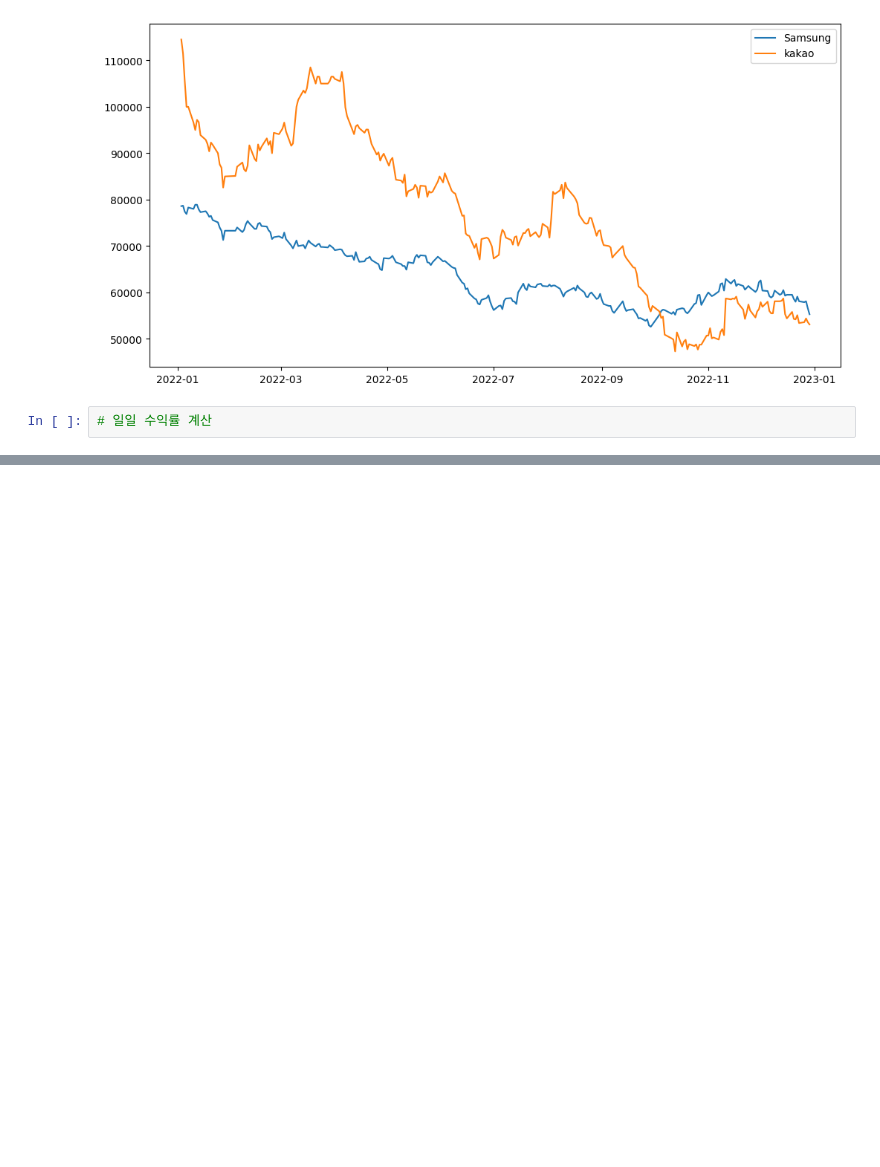
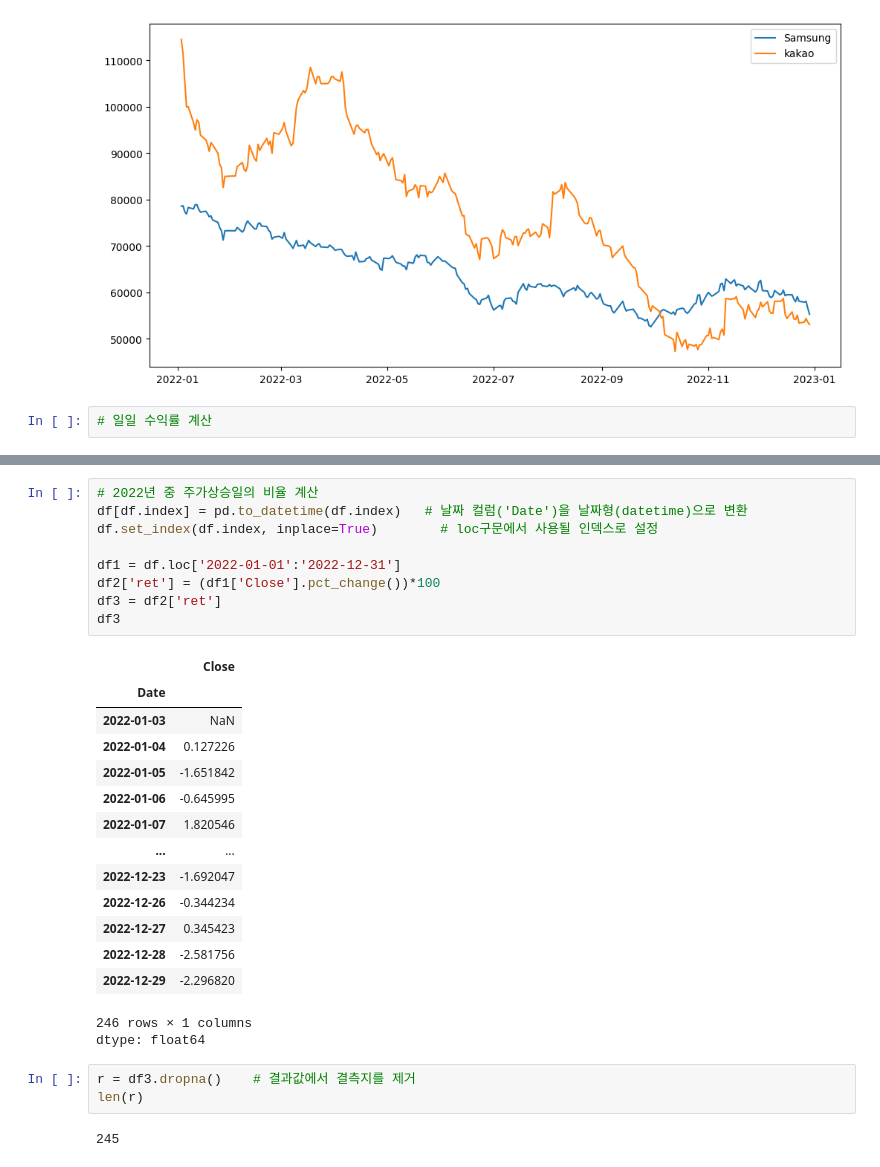
Before and after one commit to kahram-y/first-repository, a Jupyter notebook: WrapUp/stockdata.ipynb, the cells around one changed output, grey strips where cells are left out. Cells and saved outputs as stored; diff of their text form; blank space fills up the shorter version.

```diff
--- a/WrapUp/stockdata.ipynb
+++ b/WrapUp/stockdata.ipynb
@@ -242,3 +226,33 @@ plt.grid(axis='y', linestyle='--', alpha=0.7)
 plt.show()
 # %% [output]
 [figure]
+# %%
+# 2022년 중 주가상승일의 비율 계산
+df[df.index] = pd.to_datetime(df.index)   # 날짜 컬럼('Date')을 날짜형(datetime)으로 변환
+df.set_index(df.index, inplace=True)        # loc구문에서 사용될 인덱스로 설정
+
+df1 = df.loc['2022-01-01':'2022-12-31']
+df2['ret'] = (df1['Close'].pct_change())*100
+df3 = df2['ret']
+df3
+# %% [output]
+|  | Close |
+| Date |  |
+| 2022-01-03 | NaN |
+| 2022-01-04 | 0.127226 |
+| 2022-01-05 | -1.651842 |
+| 2022-01-06 | -0.645995 |
+| 2022-01-07 | 1.820546 |
+| ... | ... |
+| 2022-12-23 | -1.692047 |
+| 2022-12-26 | -0.344234 |
+| 2022-12-27 | 0.345423 |
+| 2022-12-28 | -2.581756 |
+| 2022-12-29 | -2.296820 |
+246 rows × 1 columns
+dtype: float64
+# %%
+r = df3.dropna()    # 결과값에서 결측지를 제거
+len(r)
+# %% [output]
+245
```
Also changed, not shown: parts of 33 cells of this notebook.
